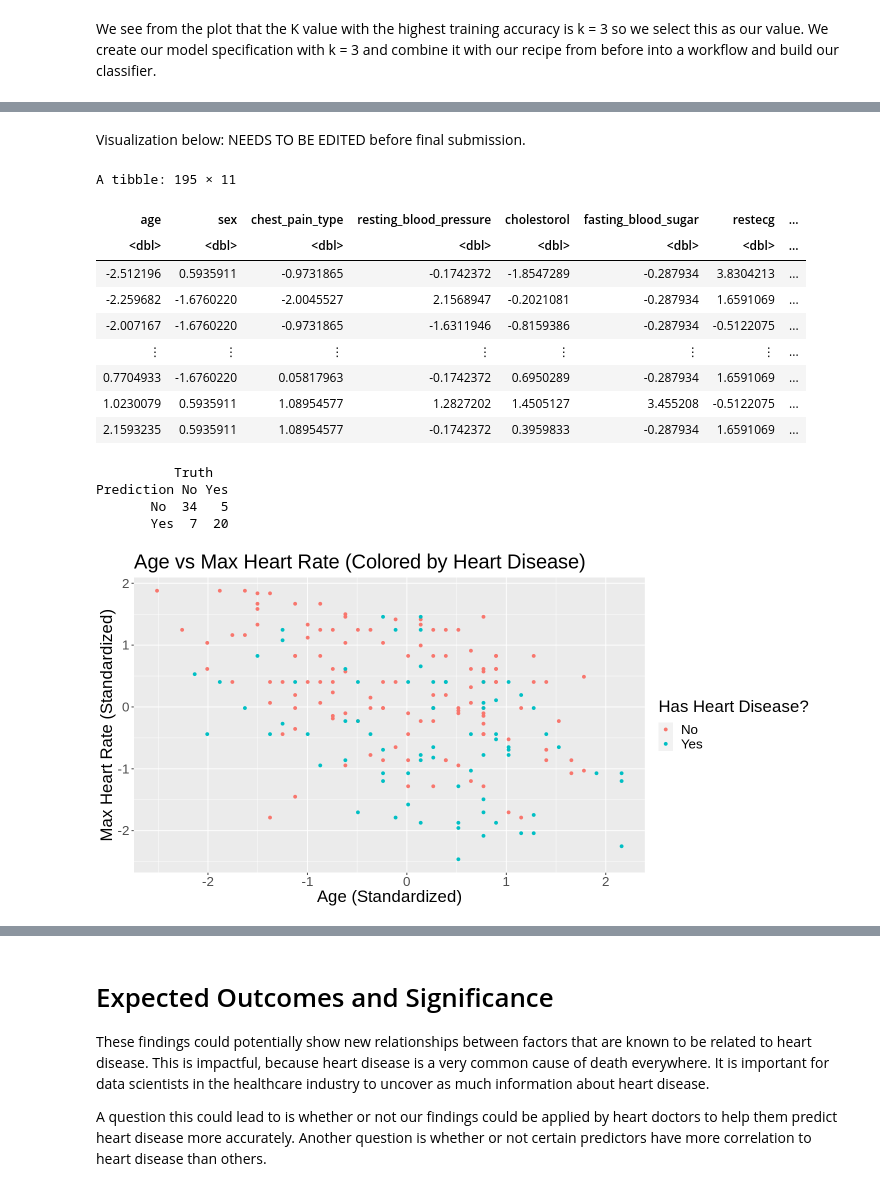
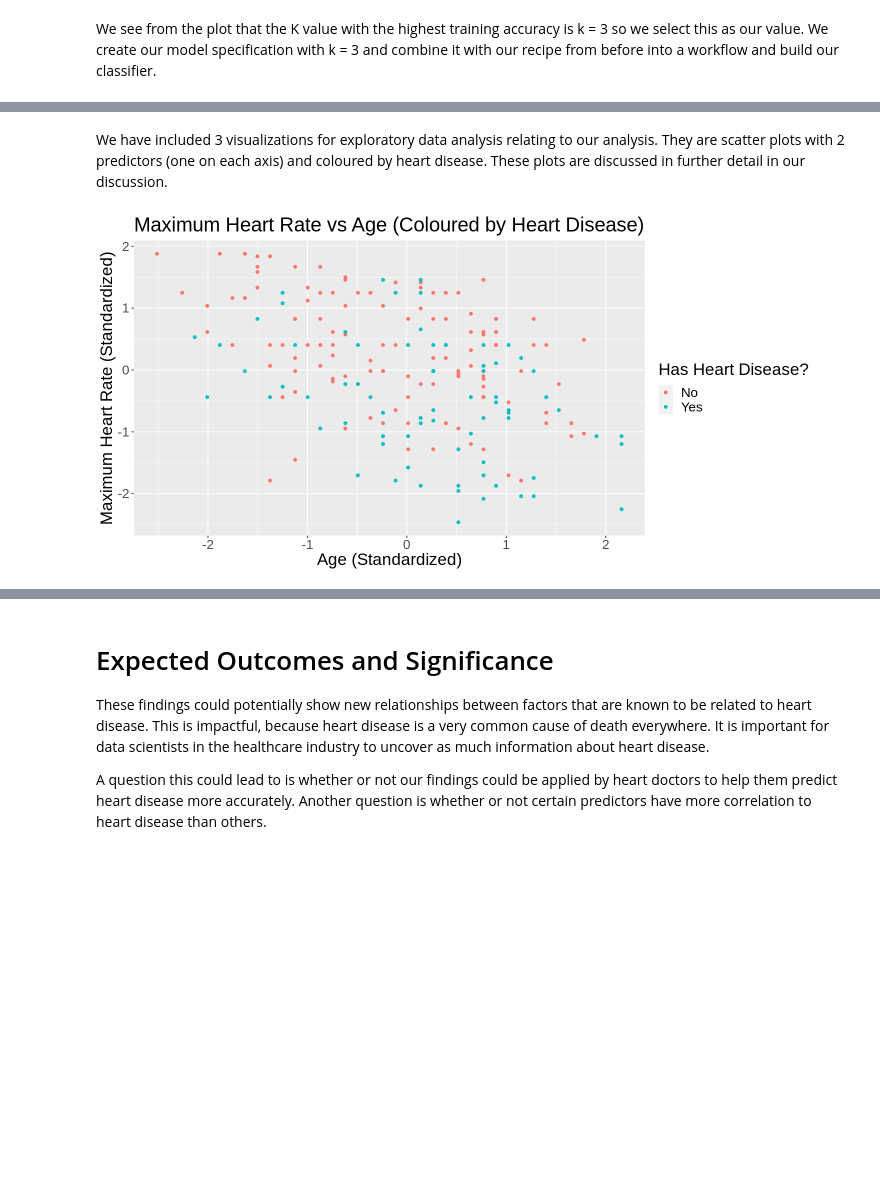
Before and after one commit to Jaspal-Basra1/DSCI100Project, a Jupyter notebook: project.ipynb, the cells around one changed output, grey strips where cells are left out. Cells and saved outputs as stored; diff of their text form; code cells hidden in the pictures; blank space fills up the shorter version.

```diff
--- a/project.ipynb
+++ b/project.ipynb
@@ -55,7 +55,7 @@ heart_disease_data <- rename(heart_disease_data,
        restecg = X7,
        max_heart_rate = X8,
        exercise_induced_angina = X9,
-       oldpeak = X10,
+       ST_depression = X10,
        slope = X11,
        ca = X12,
        thal = X13,
@@ -78,4 +78,5 @@ heart_disease_data <- heart_disease_data |>
 
 # Filter out observations with missing data
 heart_disease_data <- heart_disease_data |>
-   filter(resting_blood_pressure != '?', cholestorol != '?', fasting_blood_sugar != '?', restecg != '?', max_heart_rate != '?', exercise_induced_angina != '?', oldpeak != '?')
+   filter(resting_blood_pressure != '?', cholestorol != '?', fasting_blood_sugar != '?', restecg != '?', max_heart_rate != '?', exercise_induced_angina != '?', ST_depression != '?')
+heart_disease_data
@@ -89,7 +103,7 @@ heart_disease_data$fasting_blood_sugar <- as.numeric(heart_disease_data$fasting_
 heart_disease_data$restecg <- as.numeric(heart_disease_data$restecg)
 heart_disease_data$max_heart_rate <- as.numeric(heart_disease_data$max_heart_rate)
 heart_disease_data$exercise_induced_angina <- as.numeric(heart_disease_data$exercise_induced_angina)
-heart_disease_data$oldpeak <- as.numeric(heart_disease_data$oldpeak)
+heart_disease_data$ST_depression <- as.numeric(heart_disease_data$ST_depression)
 heart_disease_data$has_heart_disease <- as.factor(heart_disease_data$has_heart_disease)
 
 # Convert heart disease labels from numbers to words
@@ -222,42 +244,33 @@ A tibble: 2 × 3
 # %% [markdown]
-Visualization below: NEEDS TO BE EDITED before final submission.
+We have included 3 visualizations for exploratory data analysis relating to our analysis. They are scatter plots with 2 predictors (one on each axis) and coloured by heart disease. These plots are discussed in further detail in our discussion.
 # %%
 heart_disease_recipe <- heart_disease_recipe |>
    prep()
 scaled_heart_disease_data <- bake(heart_disease_recipe, heart_disease_training_plot_data)
 
-# Print scaled data
-scaled_heart_disease_data
-
 # Change plot dimensions
 options(repr.plot.width = 12, repr.plot.height = 6)
 
 # Plot data
-heart_disease_plot <- scaled_heart_disease_data |>
+heart_disease_plot_1 <- scaled_heart_disease_data |>
    ggplot(aes(x = age, y = max_heart_rate, color = has_heart_disease)) +
    geom_point() +
    theme(text = element_text(size = 20)) +
-   labs(x = "Age (Standardized)", y = "Max Heart Rate (Standardized)", title = "Age vs Max Heart Rate (Colored by Heart Disease)", color = "Has Heart Disease?")
+   labs(x = "Age (Standardized)", y = "Maximum Heart Rate (Standardized)", title = "Maximum Heart Rate vs Age (Coloured by Heart Disease)", color = "Has Heart Disease?")
+
+heart_disease_plot_2 <- scaled_heart_disease_data |>
+   ggplot(aes(x = age, y = cholestorol, color = has_heart_disease)) +
+   geom_point() +
+   theme(text = element_text(size = 20)) +
+   labs(x = "Age (Standardized)", y = "Cholestorol (Standardized)", title = "Cholestorol vs Age (Coloured by Heart Disease)", color = "Has Heart Disease?")
+
+heart_disease_plot_3 <- scaled_heart_disease_data |>
+   ggplot(aes(x = resting_blood_pressure, y = max_heart_rate, color = has_heart_disease)) +
+   geom_point() +
+   theme(text = element_text(size = 20)) +
+   labs(x = "Resting Blood Pressure (Standardized)", y = "Maximum Heart Rate (Standardized)", title = "Maximum Heart Rate vs Resting Blood Prssure (Coloured by Heart Disease)", color = "Has Heart Disease?")
 
 # Display plot
-heart_disease_plot
-
-confusion <- heart_test_predictions |>
-             conf_mat(truth = has_heart_disease, estimate = .pred_class)
-confusion
+heart_disease_plot_1
 # %% [output]
-A tibble: 195 × 11
-| age | sex | chest_pain_type | resting_blood_pressure | cholestorol | fasting_blood_sugar | restecg | ... |
-| <dbl> | <dbl> | <dbl> | <dbl> | <dbl> | <dbl> | <dbl> | ... |
-| -2.512196 | 0.5935911 | -0.9731865 | -0.1742372 | -1.8547289 | -0.287934 | 3.8304213 | ... |
-| -2.259682 | -1.6760220 | -2.0045527 | 2.1568947 | -0.2021081 | -0.287934 | 1.6591069 | ... |
-| -2.007167 | -1.6760220 | -0.9731865 | -1.6311946 | -0.8159386 | -0.287934 | -0.5122075 | ... |
-| ⋮ | ⋮ | ⋮ | ⋮ | ⋮ | ⋮ | ⋮ | ... |
-| 0.7704933 | -1.6760220 | 0.05817963 | -0.1742372 | 0.6950289 | -0.287934 | 1.6591069 | ... |
-| 1.0230079 | 0.5935911 | 1.08954577 | 1.2827202 | 1.4505127 | 3.455208 | -0.5122075 | ... |
-| 2.1593235 | 0.5935911 | 1.08954577 | -0.1742372 | 0.3959833 | -0.287934 | 1.6591069 | ... |
-          Truth
-Prediction No Yes
-       No  34   5
-       Yes  7  20
-[figure, old version]
+[figure, new version]
```
Also changed, not shown: parts of 26 cells of this notebook.
